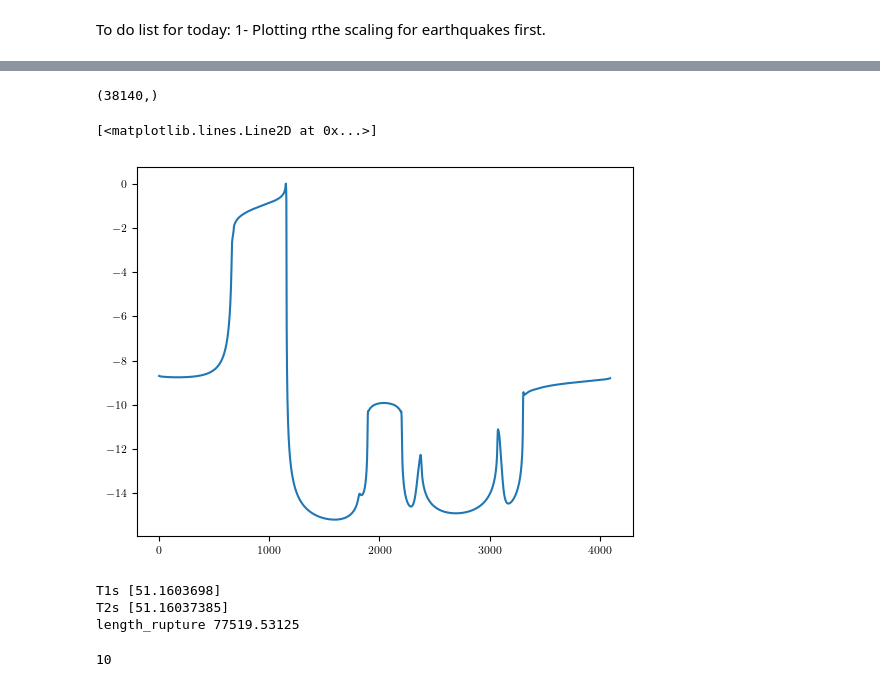
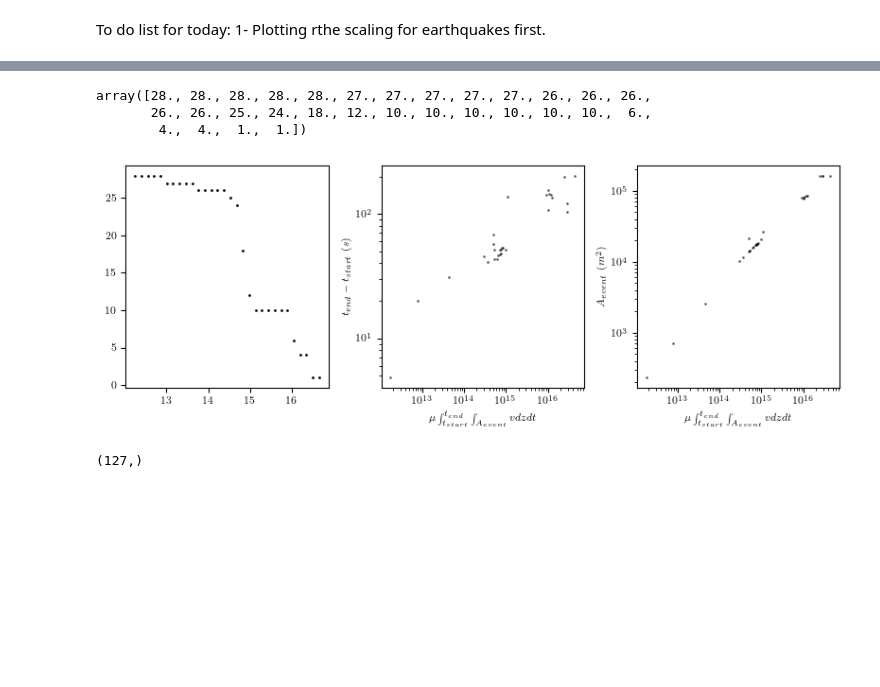
Before and after one commit to hojjatks/ROM_EnKF_earthquakecycle, a Jupyter notebook: Codes/earthquake/scaling.ipynb, the cells around one changed output, grey strips where cells are left out. Cells and saved outputs as stored; diff of their text form; code cells hidden in the pictures; blank space fills up the shorter version.

```diff
--- a/Codes/earthquake/scaling.ipynb
+++ b/Codes/earthquake/scaling.ipynb
@@ -43,0 +102,2 @@ pdot=np.sum(v,axis=1)*delta_x
+# %%
+moment_events=mu*pots
@@ -43,0 +134,16 @@ pdot=np.sum(v,axis=1)*delta_x
+# %%
+log_10_moment_events=np.log10(moment_events)
+# %%
+def Gut(Mw,NpointsM=30):
+    CumNumber=np.array([])
+    c1=np.min(Mw)
+    c2=np.max(Mw)-.0001 # To remove log10(0) error
+    print(c1)
+    print(c2)
+    c=np.linspace(c1,c2,NpointsM)
+    print(c)
+    for i in range(c.size):
+        CumNumber=np.append(CumNumber,(sum(j > c[i] for j in Mw)))
+    return c,CumNumber
+# %%
+mags,cumN=Gut(log_10_moment_events)
@@ -44,9 +158,39 @@ pdot=np.sum(v,axis=1)*delta_x
+# %%
+cumN
+# %% [output]
+array([28., 28., 28., 28., 28., 27., 27., 27., 27., 27., 26., 26., 26.,
+       26., 26., 25., 24., 18., 12., 10., 10., 10., 10., 10., 10.,  6.,
+        4.,  4.,  1.,  1.])
+# %%
+# make a figure with
+plt.rcParams.update({
+    'font.family': 'serif',
+    'font.serif': ['Times New Roman'],
+    'text.usetex': True,  # If you want to use LaTeX for rendering text
+})
+fig, axs = plt.subplots(1, 3, figsize=(8, 3))
+
+plt.rcParams.update({'font.family': 'serif', 'font.serif': 'Times New Roman','font.size': 8})
+
+axs[0].scatter(mags, cumN, s=1, color='black')
+# plotting in loglog scale the length of events in y axis and moment in x axis
+
+axs[1].scatter(moment_events, T2s-T1s , s=1, color='black',alpha=0.5)
+axs[1].set_xscale('log')
+axs[1].set_yscale('log')
+axs[1].set_xlabel(r"$\mu \int_{t_{start}}^{t_{end}} \int_{A_{event}} v dz dt$")
+axs[1].set_ylabel(r"$t_{end}-t_{start}$ $(s)$")
+
+
+axs[2].scatter(moment_events, length_ruptures , s=1, color='black',alpha=0.5)
+axs[2].set_xscale('log')
+axs[2].set_yscale('log')
+axs[2].set_xlabel(r"$\mu \int_{t_{start}}^{t_{end}} \int_{A_{event}} v dz dt$")
+axs[2].set_ylabel(r"$A_{event}$ ($m^2$)")
+plt.tight_layout()
+# %% [output]
+[figure, added]
 # %%
-pdot.shape
+moment_events.shape
 # %% [output]
-(38140,)
+(127,)
-# %%
-plt.plot(np.log10(v[600,:]))
-# %% [output]
-[<matplotlib.lines.Line2D at 0x...>]
-[figure, removed]
@@ -83,12 +196,0 @@ for i in range(1,200):
-# %%
-print("T1s",np.array(T1s)/cte.t_yr)
-print("T2s",np.array(T2s)/cte.t_yr)
-print("length_rupture",length_rupture)
-# %% [output]
-T1s [51.1603698]
-T2s [51.16037385]
-length_rupture 77519.53125
-# %%
-start
-# %% [output]
-10
```
Also changed, not shown: parts of 18 cells of this notebook.
